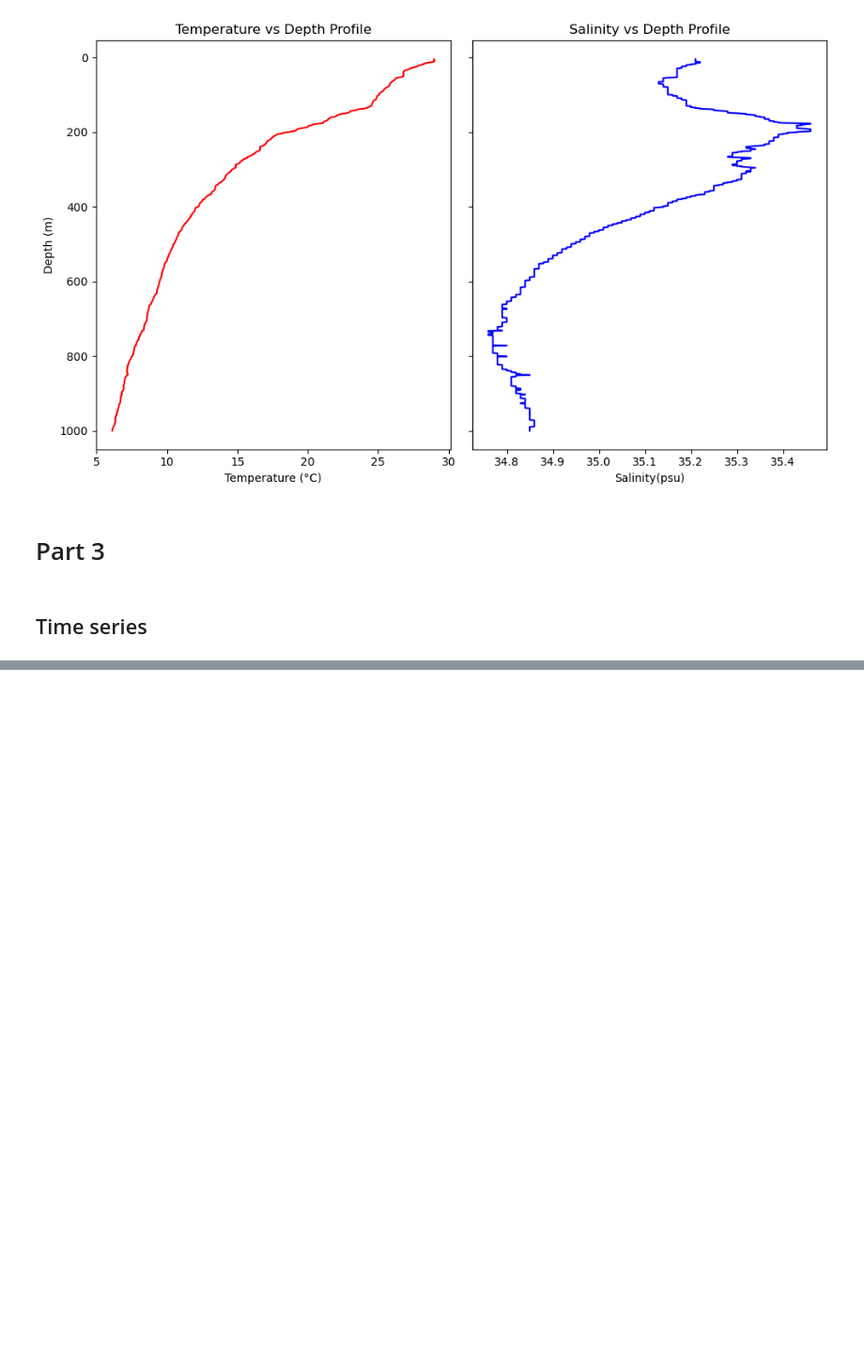
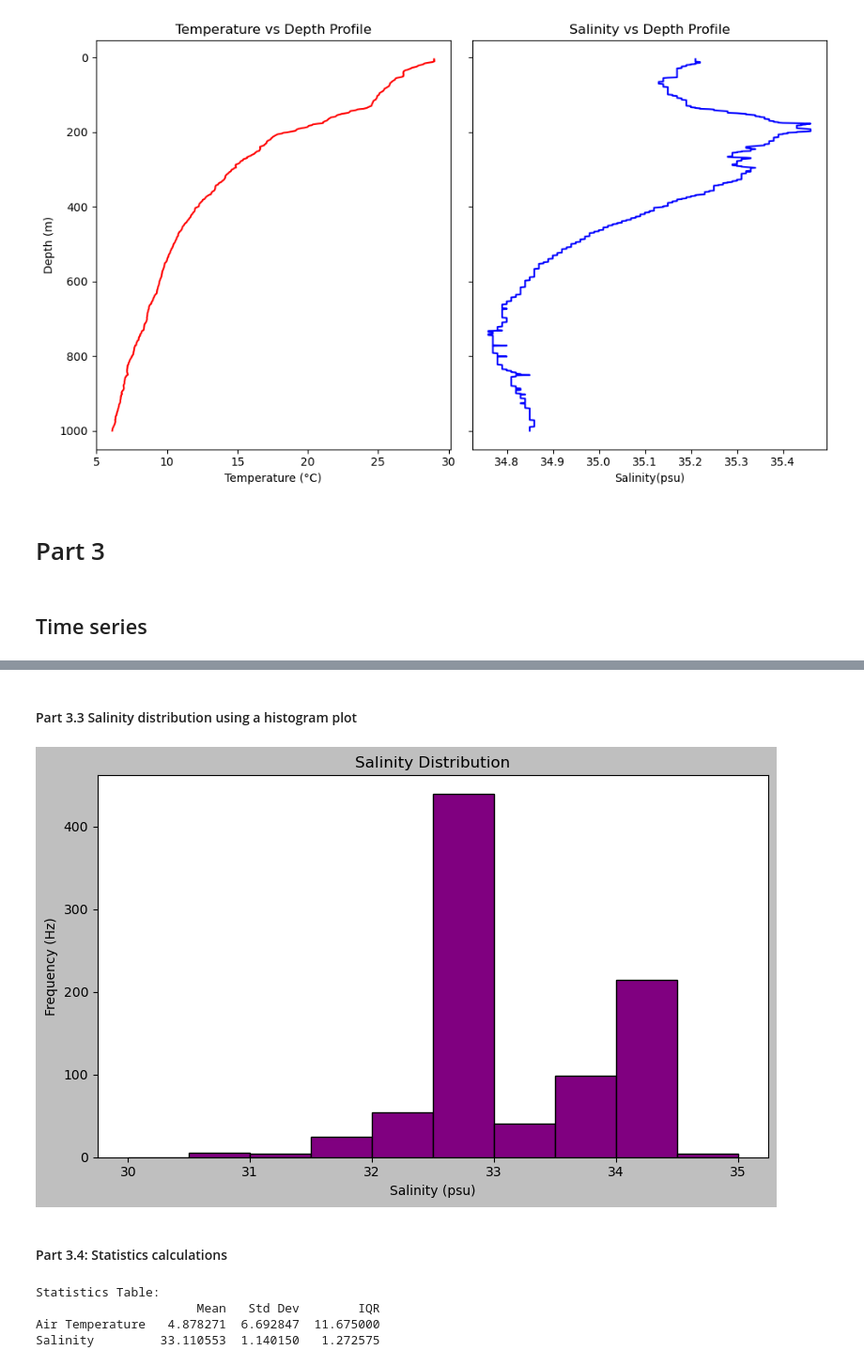
Before and after one commit to yibanathimarasi-png/MRSYIB001_SAMOS-CORE3, a Jupyter notebook: E2_Exercise_SAMOS/E2.ipynb, the cells around one changed output, grey strips where cells are left out. Shown at 94% size. Saved outputs shown, nothing was run; the diff lists cells and outputs as text; code cells hidden in the pictures; blank space fills up the shorter version.

```diff
--- a/E2_Exercise_SAMOS/E2.ipynb
+++ b/E2_Exercise_SAMOS/E2.ipynb
@@ -76,0 +176,35 @@ Index(['Date', 'Time', 'Depth (m)', 'Temperature (°C)', 'Salinity(psu)'], dtype
+# %% [markdown]
+#### Part 3.3 Salinity distribution using a histogram plot
+# %%
+# Plot histogram of salinity distribution
+fig, ax = plt.subplots(figsize=(8, 5))
+bins = np.arange(30, 35.5, 0.5)  # bins of 0.5 psu between 30 and 35
+ax.hist(df_sel["TSG_SALINITY"].dropna(), bins=bins, color="purple", edgecolor="black")
+ax.set_xlabel("Salinity (psu)")
+ax.set_ylabel("Frequency (Hz)")
+ax.set_title("Salinity Distribution")
+plt.tight_layout()
+plt.savefig("salinity_histogram.png", dpi=300)
+plt.show()
+# %% [output]
+[figure, added]
+# %% [markdown]
+#### Part 3.4: Statistics calculations
+# %%
+# Calculate statistics for temperature and salinity
+stats = pd.DataFrame({
+    "Mean": [df_sel["AIR_TEMPERATURE"].mean(), df_sel["TSG_SALINITY"].mean()],
+    "Std Dev": [df_sel["AIR_TEMPERATURE"].std(), df_sel["TSG_SALINITY"].std()],
+    "IQR": [
+        df_sel["AIR_TEMPERATURE"].quantile(0.75) - df_sel["AIR_TEMPERATURE"].quantile(0.25),
+        df_sel["TSG_SALINITY"].quantile(0.75) - df_sel["TSG_SALINITY"].quantile(0.25)
+    ]
+}, index=["Air Temperature", "Salinity"])
+
+print("\nStatistics Table:")
+print(stats)
+# %% [output]
+Statistics Table:
+                      Mean   Std Dev        IQR
+Air Temperature   4.878271  6.692847  11.675000
+Salinity         33.110553  1.140150   1.272575
```
Also changed, not shown: parts of 17 cells of this notebook.
